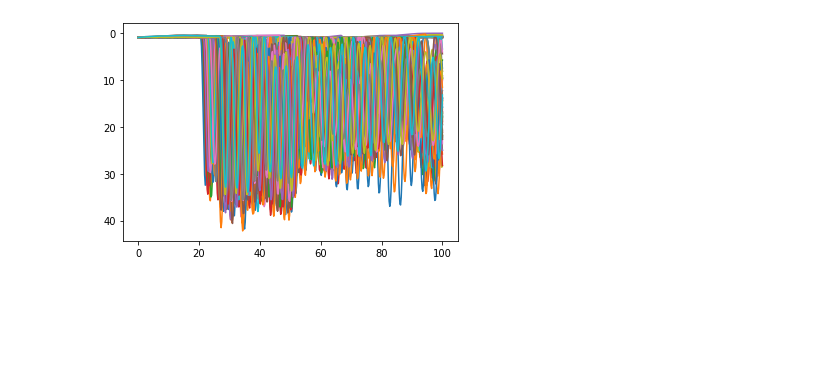
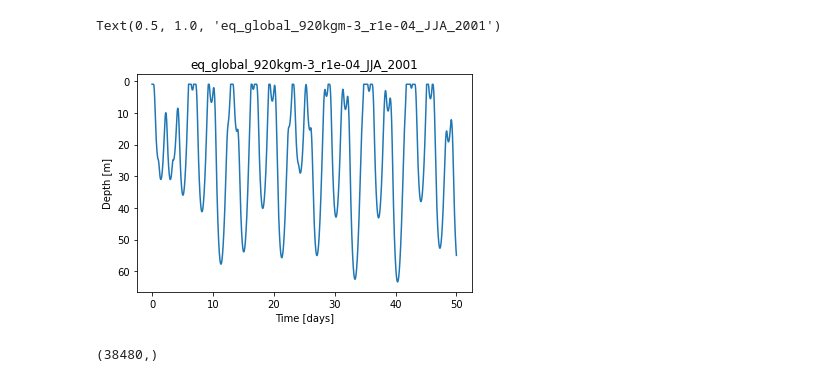
Before and after one commit to dlobelle/TOPIOS, a Jupyter notebook: scripts/plots_quickchecks/plots_before_post-process.ipynb, the cells around one changed output. Cells and saved outputs as stored; diff of their text form; code cells hidden in the pictures; blank space fills up the shorter version.

```diff
--- a/scripts/plots_quickchecks/plots_before_post-process.ipynb
+++ b/scripts/plots_quickchecks/plots_before_post-process.ipynb
@@ -6,6 +6,13 @@ from mpl_toolkits.mplot3d import Axes3D
 import pandas as pd
 import numpy as np
 
-dirwrite = '/home/dlobelle/Kooi_data/data_output/tests/'
+rho = '920' #'allrho'
+res = '2x2'
+size = 'r1e-04' #'allr' #'r1e-02' #0.01' #
+# s = 'JJA'
+# yr = '2001'
+# loc = 'eq_global'
+dirwrite = '/home/dlobelle/Kooi_data/data_output/1D_results/' #rho_'+rho+'kgm-3/res_'+res+'/'+size+'/' #rho_920kgm-3/res_2x2/' #/'+size+'
 
-data = Dataset(dirwrite +'Kooi+NEMO_3Dgrid10by10_wTPP3_TEfalse_rho920_r1e-04_100days_30dtsecs_5hrsoutdt.nc')
+data = Dataset(dirwrite +'run1_150d_rho920_rpl10-4_v3.nc') #loc+'_'+s+'_'+yr+'_3D_grid'+res+'_rho'+rho+'_'+size+'_90days_60dtsecs_12hrsoutdt.nc')  #'+size+'_90days_60dtsecs_12hrsoutdt.nc')
+#data = Dataset(dirwrite+'south_global_JJA_2002_3D_grid2x2_rho920_r1e-05_90days_60dtsecs_12hrsoutdt.nc')
@@ -12,13 +25,25 @@ data = Dataset(dirwrite +'Kooi+NEMO_3Dgrid10by10_wTPP3_TEfalse_rho920_r1e-04_100
 # %%
-t0 = data['time'][:]/86400
+t0 = data['time'][:]/86400 #[1:40,:]
 d0 = data['z'][:]
 
-idx = t0[0,:]>=0.
+idx = t0[0,:]>=100.
 t = t0[:,idx]
 d = d0[:,idx]
 
+t = t-(t[0][0])
 plt.plot(t.T,d.T)
 plt.gca().invert_yaxis()
+plt.xlabel('Time [days]')
+plt.ylabel('Depth [m]')
+plt.title(loc+'_'+rho+'kgm-3_'+size+'_'+s+'_'+yr)
 #print(t.shape)
+#print(d.T[-1])
 # %% [output]
+Text(0.5, 1.0, 'eq_global_920kgm-3_r1e-04_JJA_2001')
-[figure, old version]
+[figure, new version]
+# %%
+time = data['time'][:].squeeze()
+lons = data['lon'][:].squeeze()
+print(lons[:,0].shape)
+# %% [output]
+(38480,)
```
Also changed, not shown: parts of 6 cells of this notebook.
